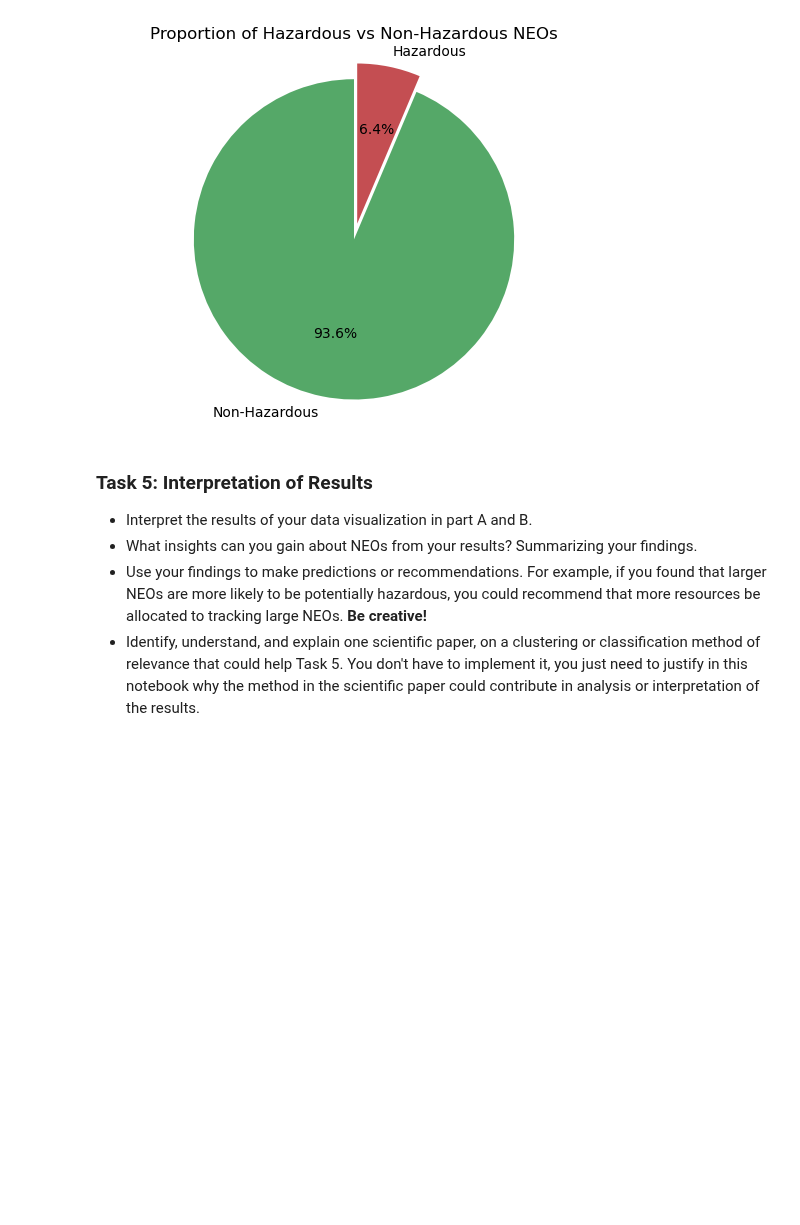
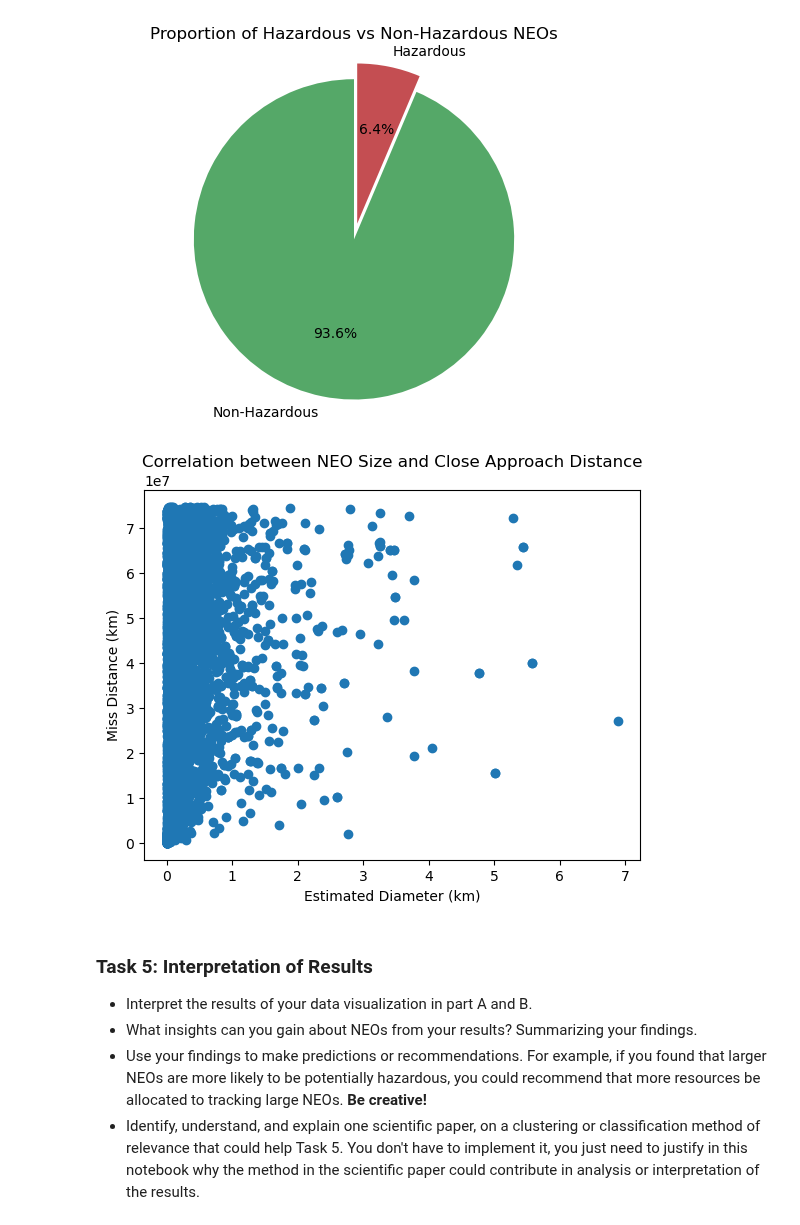
Before and after one commit to HatzeDJ/62444-Repository, a Jupyter notebook: 5_nasa_data_collection_and_visualization.ipynb, the cells around one changed output. Cells and saved outputs as stored; diff of their text form; code cells hidden in the pictures; blank space fills up the shorter version.

Commit message:
Task 3,4

```diff
--- a/5_nasa_data_collection_and_visualization.ipynb
+++ b/5_nasa_data_collection_and_visualization.ipynb
@@ -247,3 +354,21 @@ plt.title('Proportion of Hazardous vs Non-Hazardous NEOs')
 plt.show()
 # %% [output]
 [figure]
+# %%
+# Task 2: Create scatter plot
+
+import pandas as pd
+import matplotlib.pyplot as plt
+
+# Create a scatter plot
+plt.scatter(df['estimated_diameter_kilometers_estimated_diameter_max'], df['miss_distance_kilometers'])
+
+# Set plot labels and title
+plt.xlabel('Estimated Diameter (km)')
+plt.ylabel('Miss Distance (km)')
+plt.title('Correlation between NEO Size and Close Approach Distance')
+
+# Display the plot
+plt.show()
+# %% [output]
+[figure, added]
```
Also changed, not shown: parts of 11 cells of this notebook.
